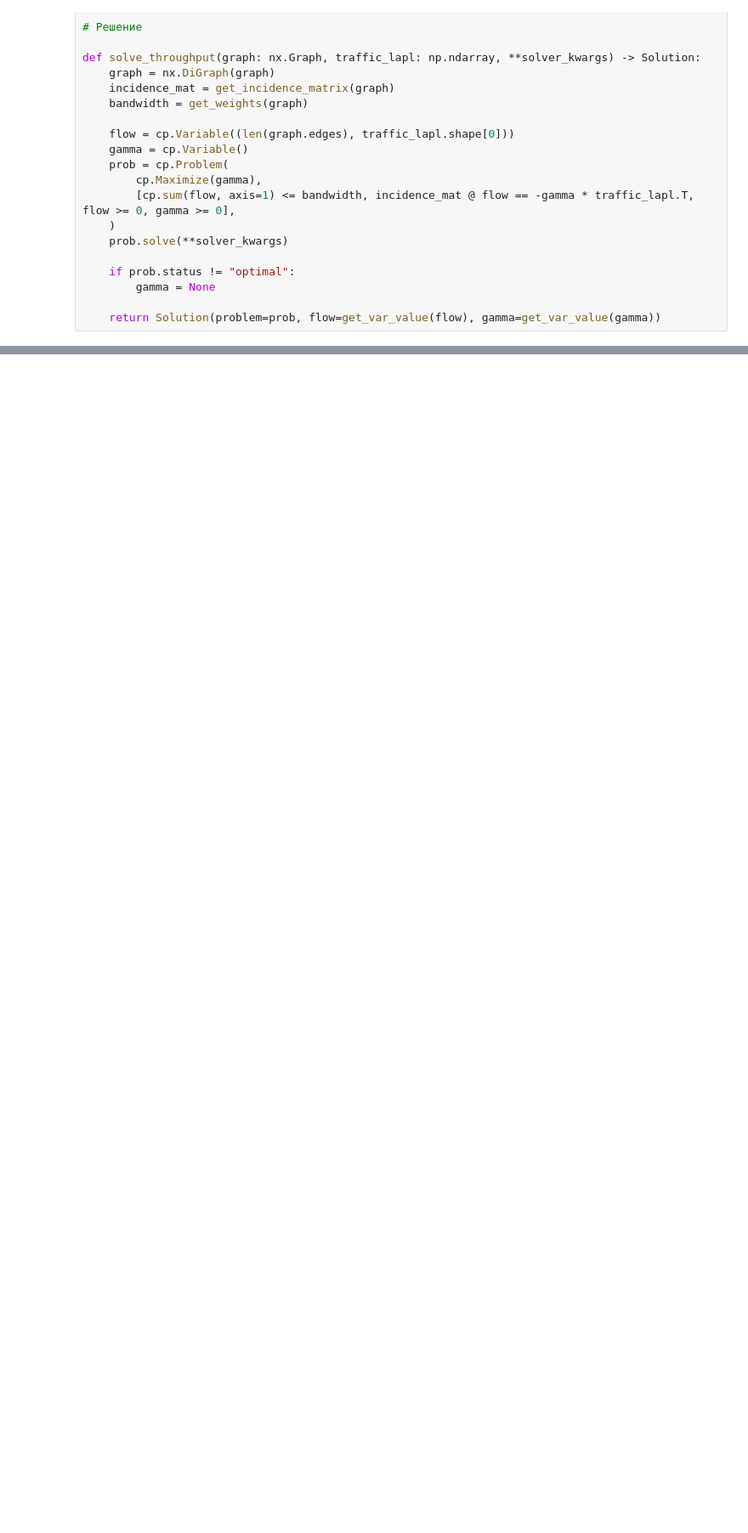
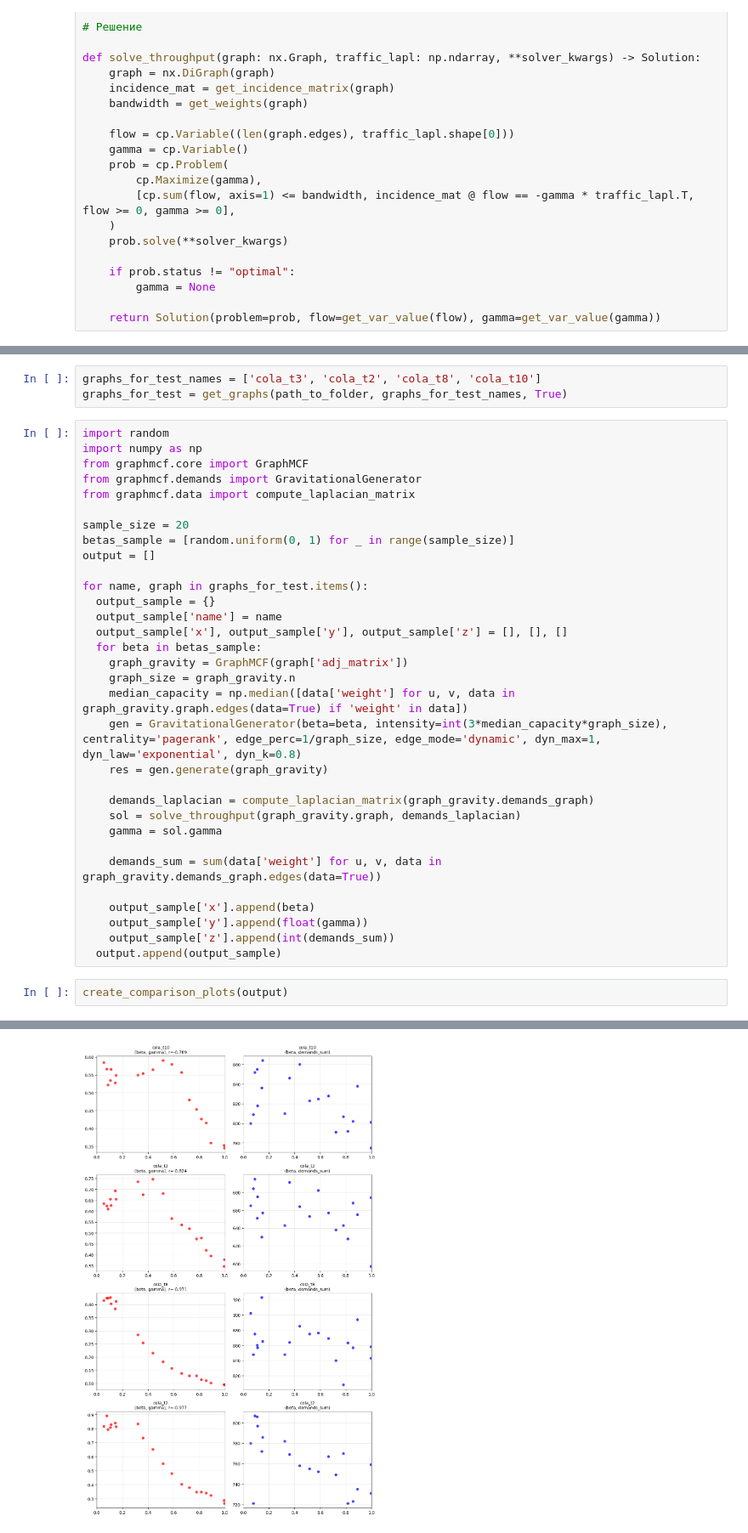
Before and after one commit to Karasiari/Graphs, a Jupyter notebook: GravityResearch.ipynb, the cells around one changed output, grey strips where cells are left out. Shown at 85% size. Saved outputs shown, nothing was run; the diff lists cells and outputs as text; blank space fills up the shorter version.

```diff
--- a/GravityResearch.ipynb
+++ b/GravityResearch.ipynb
@@ -321,0 +403,38 @@ plt.show()
+# %%
+graphs_for_test_names = ['cola_t3', 'cola_t2', 'cola_t8', 'cola_t10']
+graphs_for_test = get_graphs(path_to_folder, graphs_for_test_names, True)
+# %%
+import random
+import numpy as np
+from graphmcf.core import GraphMCF
+from graphmcf.demands import GravitationalGenerator
+from graphmcf.data import compute_laplacian_matrix
+
+sample_size = 20
+betas_sample = [random.uniform(0, 1) for _ in range(sample_size)]
+output = []
+
+for name, graph in graphs_for_test.items():
+  output_sample = {}
+  output_sample['name'] = name
+  output_sample['x'], output_sample['y'], output_sample['z'] = [], [], []
+  for beta in betas_sample:
+    graph_gravity = GraphMCF(graph['adj_matrix'])
+    graph_size = graph_gravity.n
+    median_capacity = np.median([data['weight'] for u, v, data in graph_gravity.graph.edges(data=True) if 'weight' in data])
+    gen = GravitationalGenerator(beta=beta, intensity=int(3*median_capacity*graph_size), centrality='pagerank', edge_perc=1/graph_size, edge_mode='dynamic', dyn_max=1, dyn_law='exponential', dyn_k=0.8)
+    res = gen.generate(graph_gravity)
+
+    demands_laplacian = compute_laplacian_matrix(graph_gravity.demands_graph)
+    sol = solve_throughput(graph_gravity.graph, demands_laplacian)
+    gamma = sol.gamma
+
+    demands_sum = sum(data['weight'] for u, v, data in graph_gravity.demands_graph.edges(data=True))
+
+    output_sample['x'].append(beta)
+    output_sample['y'].append(float(gamma))
+    output_sample['z'].append(int(demands_sum))
+  output.append(output_sample)
+# %%
+create_comparison_plots(output)
+# %% [output]
@@ -321,0 +449 @@ plt.show()
+[figure, added]
```
Also changed, not shown: parts of 20 cells of this notebook.
